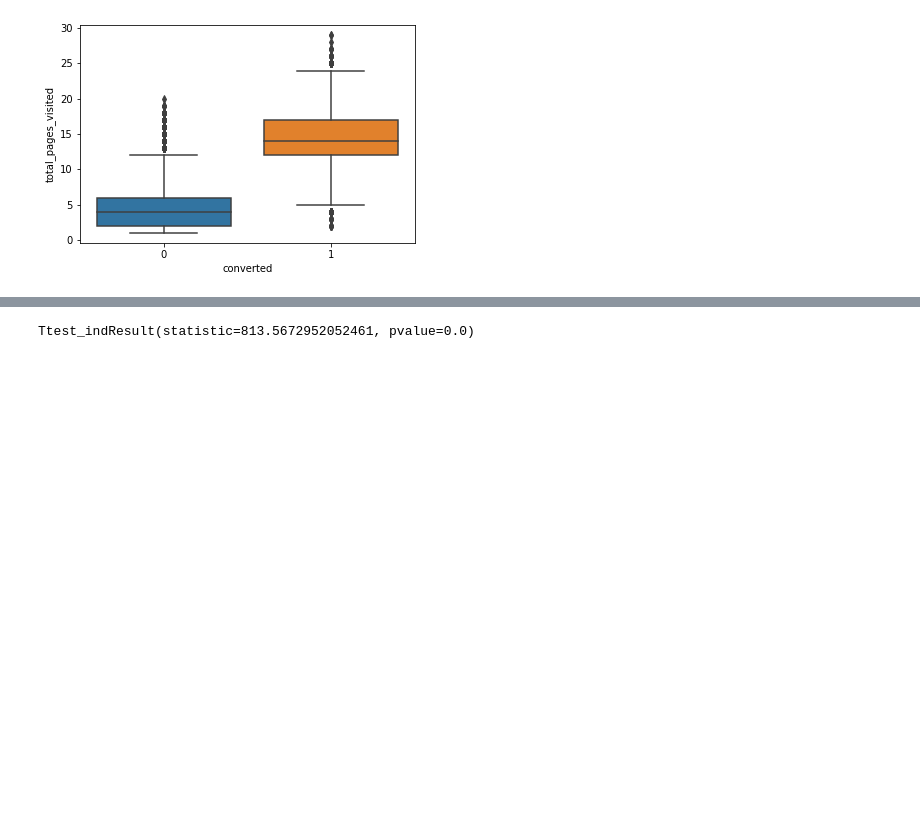
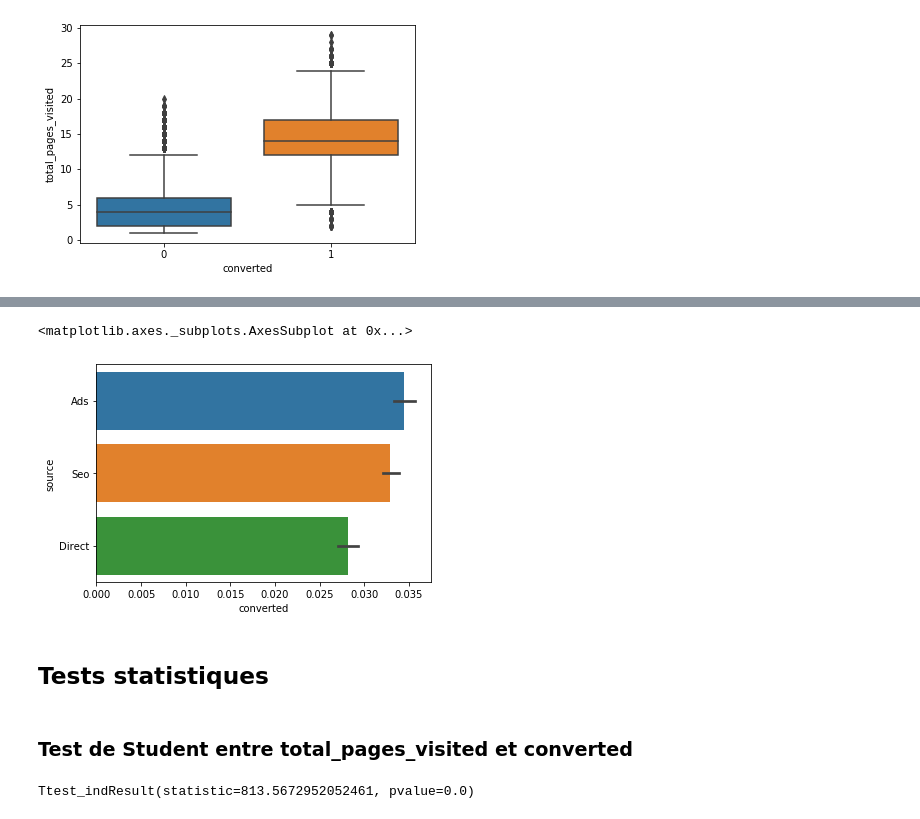
Before and after one commit to cbousquet/Week-3-Conversion-rate, a Jupyter notebook: Taux.ipynb, the cells around one changed output, grey strips where cells are left out. Drawn from its saved outputs; the diff is of its cells as text; code cells hidden in the pictures; blank space fills up the shorter version.

```diff
--- a/Taux.ipynb
+++ b/Taux.ipynb
@@ -77,3 +100,12 @@ sns.boxplot('converted', 'total_pages_visited', data=data)
+# %%
+sns.barplot(x='converted', y='source', data=data)
+# %% [output]
+<matplotlib.axes._subplots.AxesSubplot at 0x...>
+[figure, added]
+# %% [markdown]
+## Tests statistiques
+# %% [markdown]
+### Test de Student entre total_pages_visited et converted
 # %%
 p = ttest_ind(data["total_pages_visited"], data["converted"])
 p
```
Also changed, not shown: parts of 32 cells of this notebook, 1 other file.
